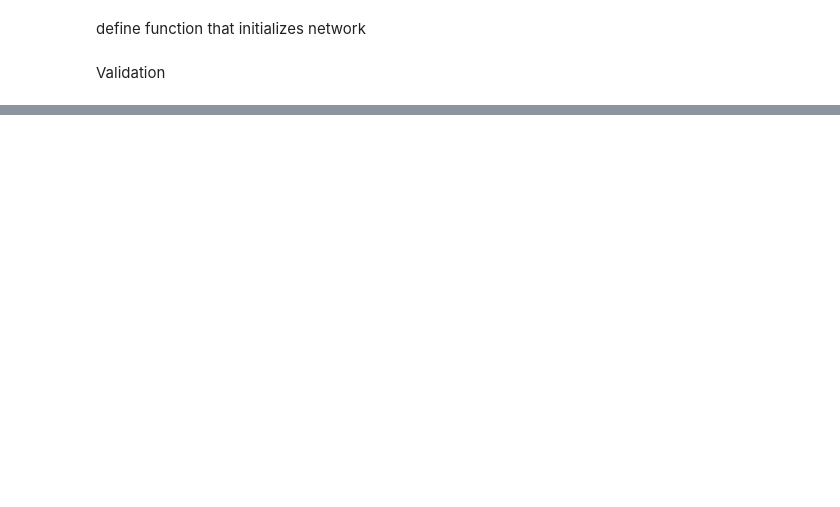
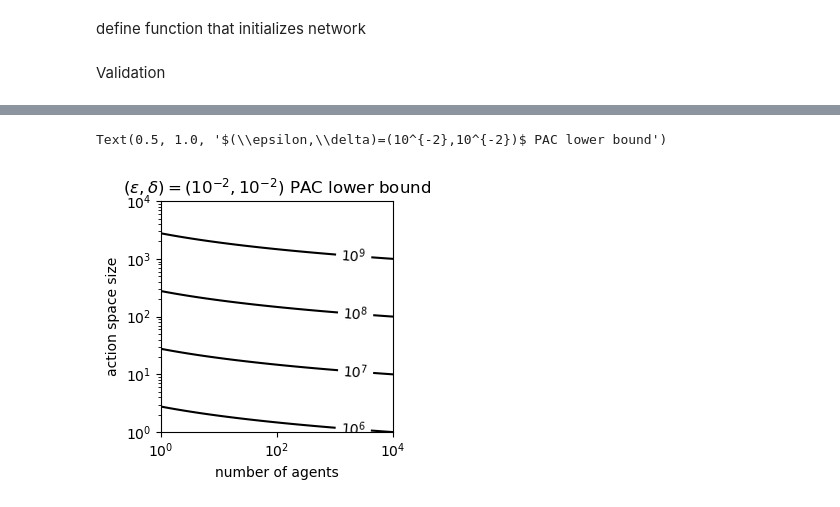
Before and after one commit to amimem/ToMM, a Jupyter notebook: notebooks/model_parameter_scaling.ipynb, the cells around one changed output, grey strips where cells are left out. Cells and saved outputs as stored; diff of their text form; code cells hidden in the pictures; blank space fills up the shorter version.

```diff
--- a/notebooks/model_parameter_scaling.ipynb
+++ b/notebooks/model_parameter_scaling.ipynb
@@ -256,0 +401,38 @@ df["relative_error"].hist(bins=100)
+# %%
+import matplotlib.ticker as ticker
+fig,ax=pl.subplots(figsize=(3,3))
+action_space_size=np.logspace(0,4,300)
+Nvec=np.logspace(0,4,100)
+X, Y = np.meshgrid(Nvec, action_space_size)
+eps=0.01
+delta=0.01
+Z=np.log10(Y*(4-16*np.log10(1-(1-delta)**(1/X)))/eps**2)
+ax.set_xscale('log')
+ax.set_yscale('log')
+levels=np.arange(6,11,1)
+CS = pl.contour(X,
+                Y,
+                Z,
+                levels,
+                extent=[X[0], X[-1], Y[0], Y[-1]],
+                colors='black'
+               )
+fmt = {}
+strs = [r'$10^{'+str(x)+'}$' for x in levels]
+for l, s in zip(CS.levels, strs):
+    fmt[l] = s
+
+# Label every other level using strings
+ax.clabel(CS, CS.levels, inline=True, fmt=fmt, fontsize=10)
+
+# pl.imshow(Z, origin='lower',
+#            cmap='RdGy', alpha=0.5)
+# cbar=pl.colorbar();
+# cbar.ax.set_ylabel('# of joint actions')#, rotation=270)
+# cbar.ax.get_yaxis().set_ticks([])
+ax.set_xlabel('number of agents')
+ax.set_ylabel('action space size')
+ax.set_title(r'$(\epsilon,\delta)=(10^{-2},10^{-2})$ PAC lower bound')
+# %% [output]
+Text(0.5, 1.0, '$(\\epsilon,\\delta)=(10^{-2},10^{-2})$ PAC lower bound')
+[figure, added]
```
Also changed, not shown: parts of 15 cells of this notebook.
